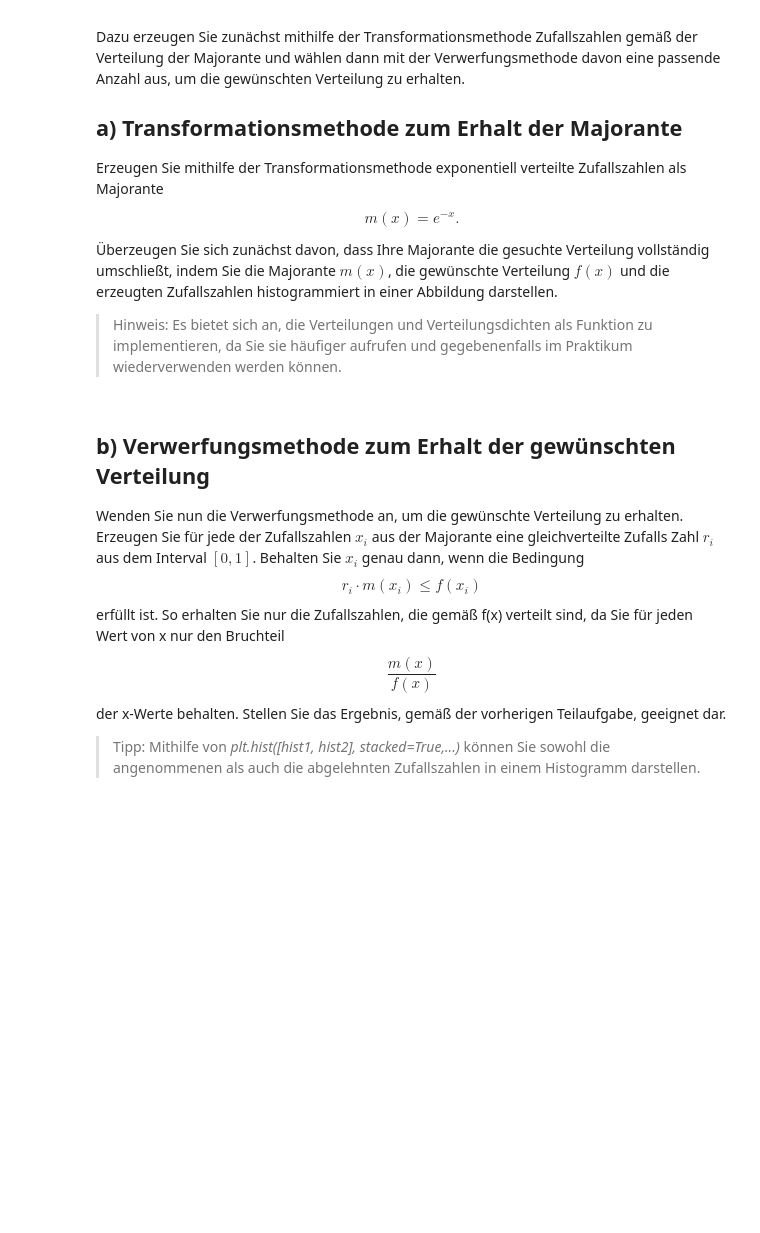
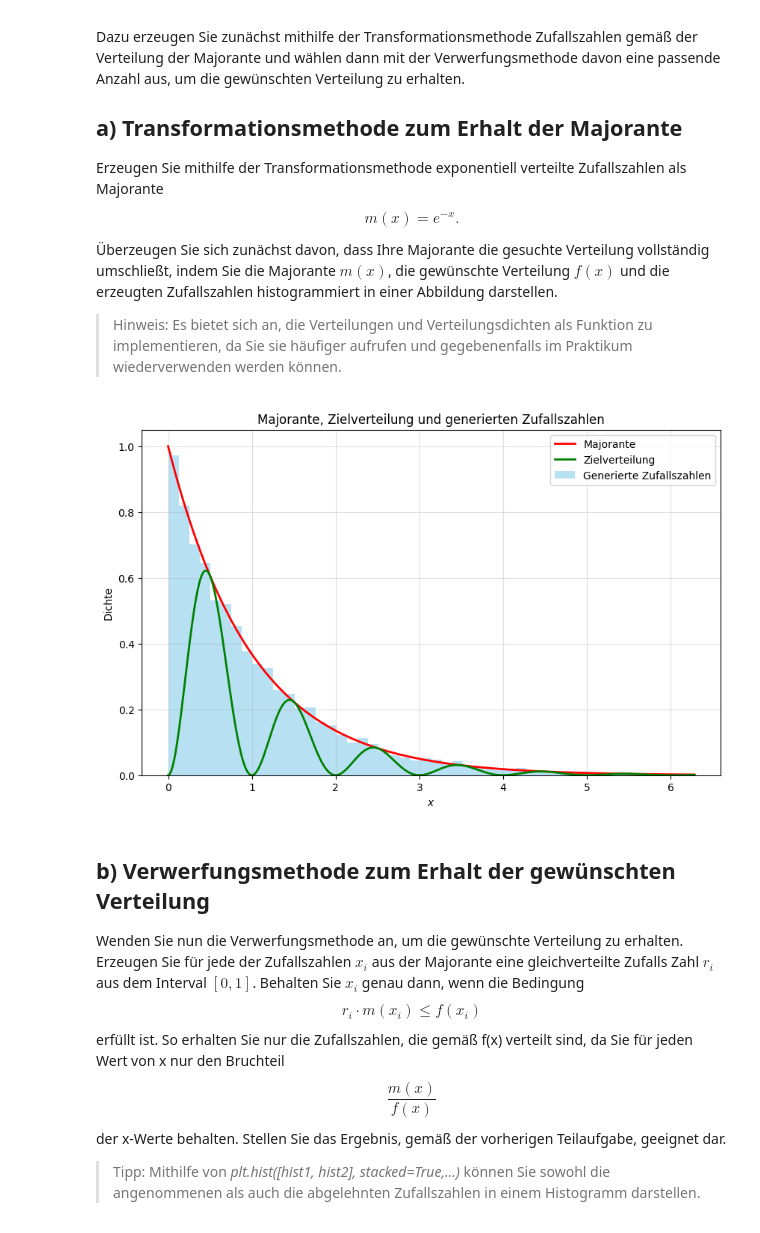
Before and after one commit to AlFa-Tier/Uni_codes, a Jupyter notebook: Stat. Datenauswertung/AufgabenBlätter/Blatt02.ipynb, the cells around one changed output. Cells and saved outputs as stored; diff of their text form; code cells hidden in the pictures; blank space fills up the shorter version.

```diff
--- a/Stat. Datenauswertung/AufgabenBlätter/Blatt02.ipynb
+++ b/Stat. Datenauswertung/AufgabenBlätter/Blatt02.ipynb
@@ -315,3 +306,39 @@ $$
+# %%
+# build functions f(x), m(x) and PDF of m(x)
+def f_x(x):
+    return np.pow(np.sin(np.pi * x),2)*np.exp(-x)
+
+def m_x(x):
+    return np.exp(-x)
+
+# sample majorant
+x_min, x_max = 0,2*np.pi
+
+n = 10000
+r = np.random.uniform(0,1,n)
+x_majorant = -np.log(1-r)
+
+x_vals = np.linspace(x_min,x_max, 500)
+m_vals = m_x(x_vals)
+f_vals = f_x(x_vals)
+
+# plot functions and random number
+hist, bins = np.histogram(x_majorant, bins=50, range=(0, 2 * np.pi), density=True)
+bin_centers = 0.5 * (bins[:-1] + bins[1:])
+
+plt.figure(figsize=(10, 6))
+plt.bar(bin_centers, hist, width=np.diff(bins), alpha=0.6, label="Generierte Zufallszahlen", color="skyblue")
+plt.plot(x_vals, m_vals, 'r-', lw=2, label="Majorante")
+plt.plot(x_vals, f_vals, 'g-', lw=2, label="Zielverteilung")
+
+plt.title("Majorante, Zielverteilung und generierten Zufallszahlen")
+plt.xlabel("$x$")
+plt.ylabel("Dichte")
+plt.legend()
+plt.grid(alpha=0.4)
+plt.show()
+# %% [output]
+[figure, added]
 # %% [markdown]
 ## b) Verwerfungsmethode zum Erhalt der gewünschten Verteilung
 
```
Also changed, not shown: parts of 9 cells of this notebook.
